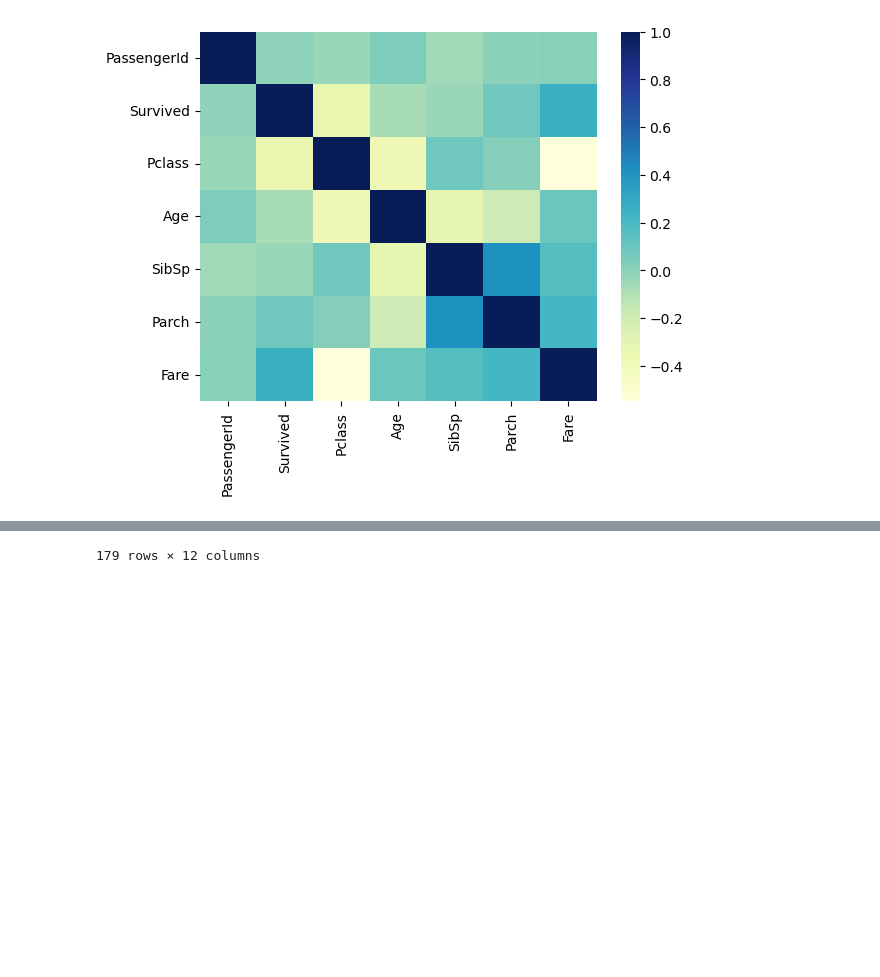
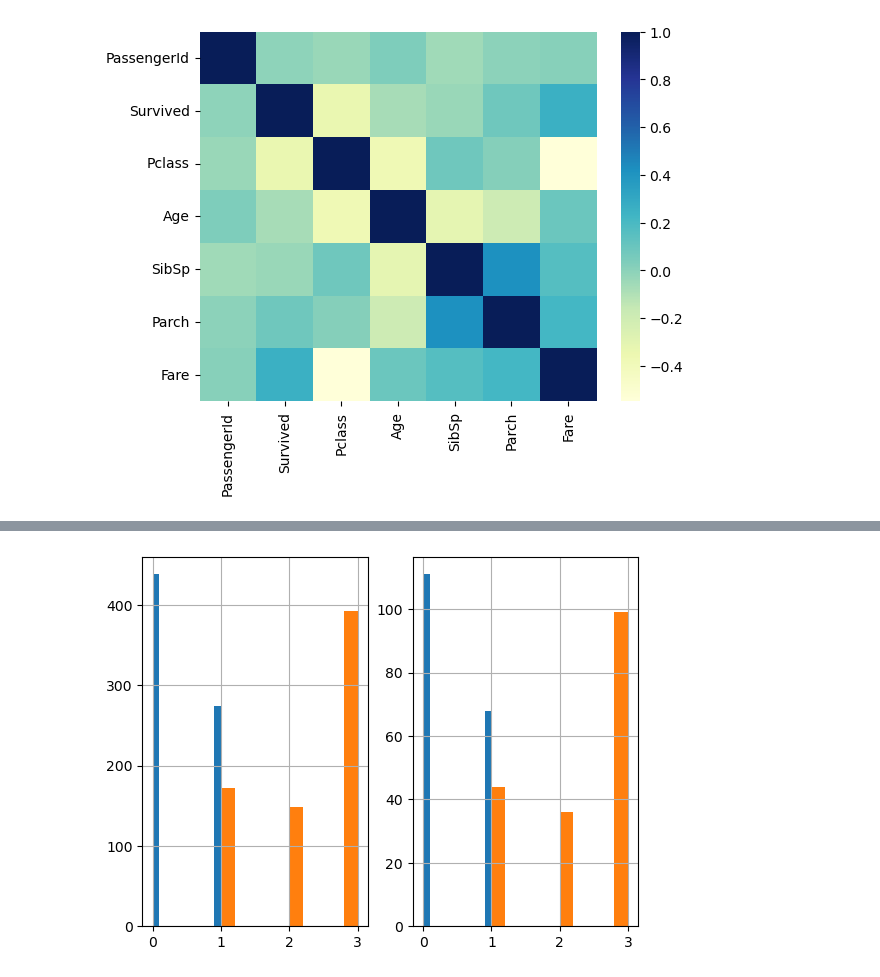
Before and after one commit to Blessman-Newton/CODSOFT, a Jupyter notebook: Titanic/Titanic.ipynb, the cells around one changed output, grey strips where cells are left out. Saved outputs shown, nothing was run; the diff lists cells and outputs as text; code cells hidden in the pictures; blank space fills up the shorter version.

Commit message:
Add model training

```diff
--- a/Titanic/Titanic.ipynb
+++ b/Titanic/Titanic.ipynb
@@ -50,5 +52,13 @@ for train_indices, test_indices in split.split(titanic_data, titanic_data[["Surv
     stract_train_set = titanic_data.loc[train_indices]
     stract_test_set = titanic_data.loc[test_indices]
 # %%
-stract_test_set
+plt.subplot(1,2,1)
+stract_train_set['Survived'].hist()
+stract_train_set['Pclass'].hist()
+
+plt.subplot(1,2,2)
+stract_test_set['Survived'].hist()
+stract_test_set['Pclass'].hist()
+
+plt.show()
 # %% [output]
@@ -67 +65 @@ stract_test_set
-179 rows × 12 columns
+[figure, added]
```
Also changed, not shown: parts of 16 cells of this notebook.
